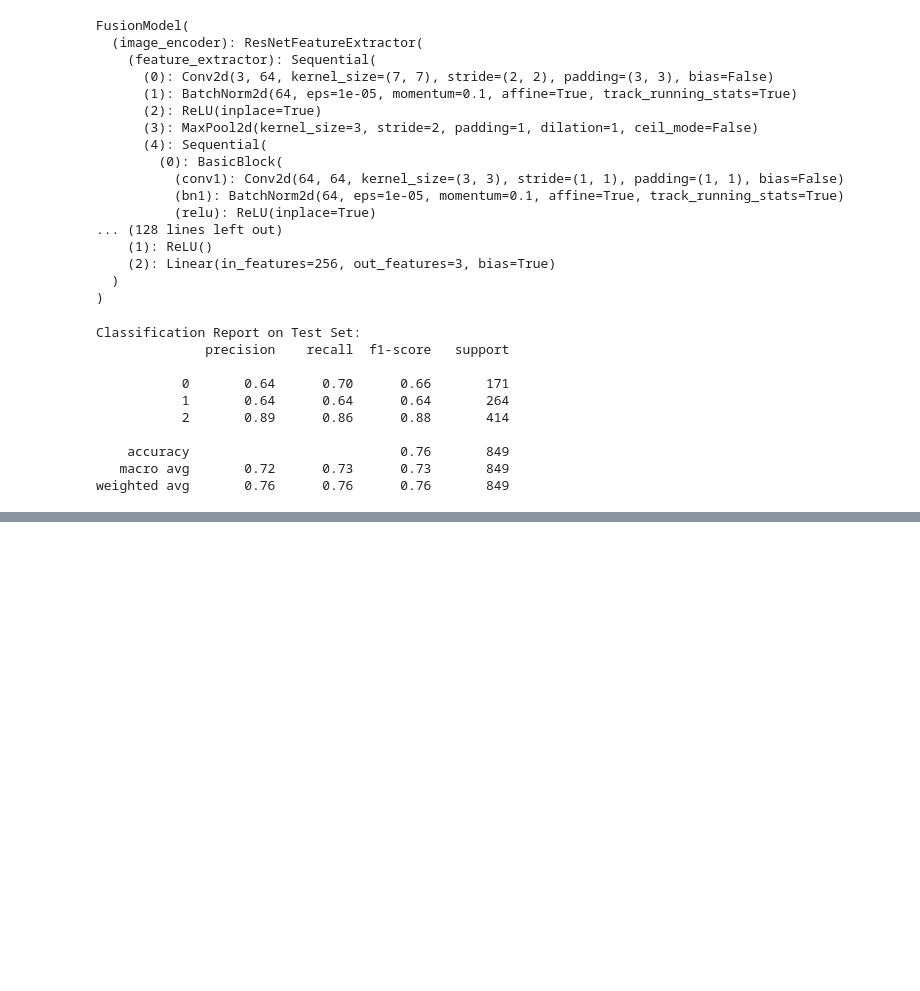
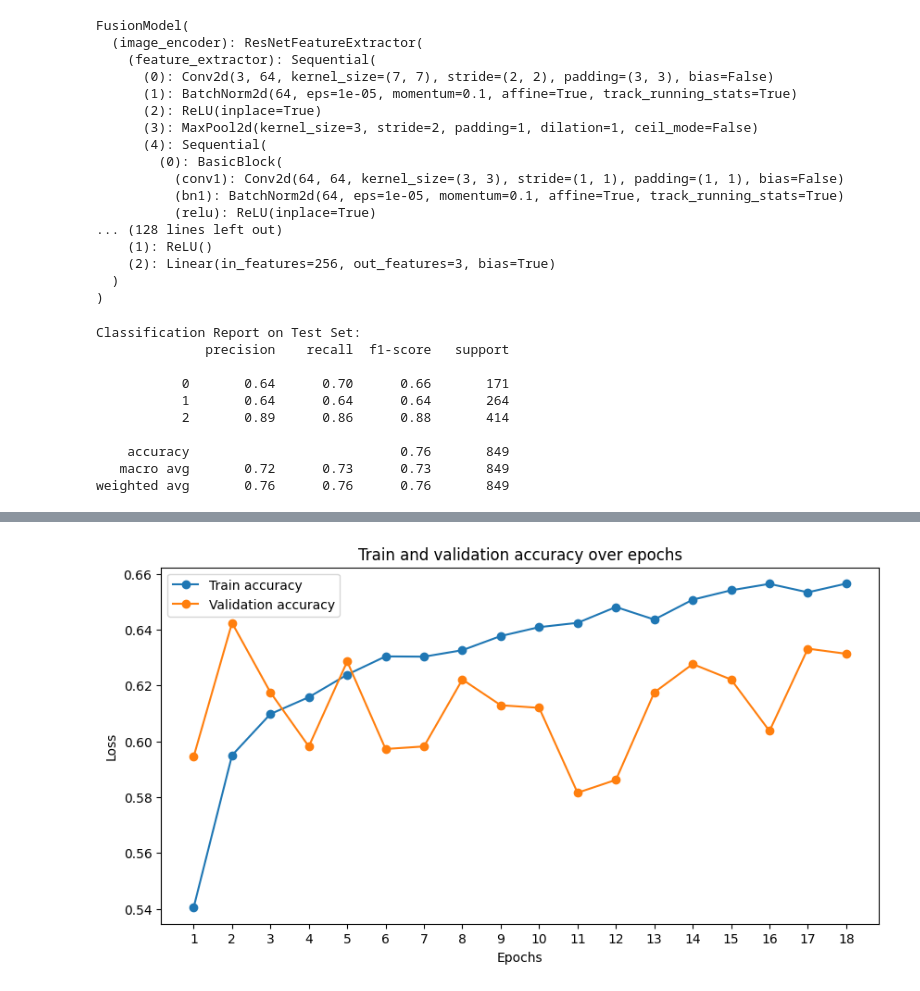
Before and after one commit to angelina-sjw/Math-148-Project, a Jupyter notebook: food-classification/notebooks/price/price_multiclass_multimodal.ipynb, the cells around one changed output, grey strips where cells are left out. Cells and saved outputs as stored; diff of their text form; code cells hidden in the pictures; blank space fills up the shorter version.

```diff
--- a/food-classification/notebooks/price/price_multiclass_multimodal.ipynb
+++ b/food-classification/notebooks/price/price_multiclass_multimodal.ipynb
@@ -221,0 +234,4 @@ weighted avg       0.76      0.76      0.76       849
+# %%
+plot_history(history, 'accuracy')
+# %% [output]
+[figure, added]
```
Also changed, not shown: parts of 2 cells of this notebook, 17 other files.
